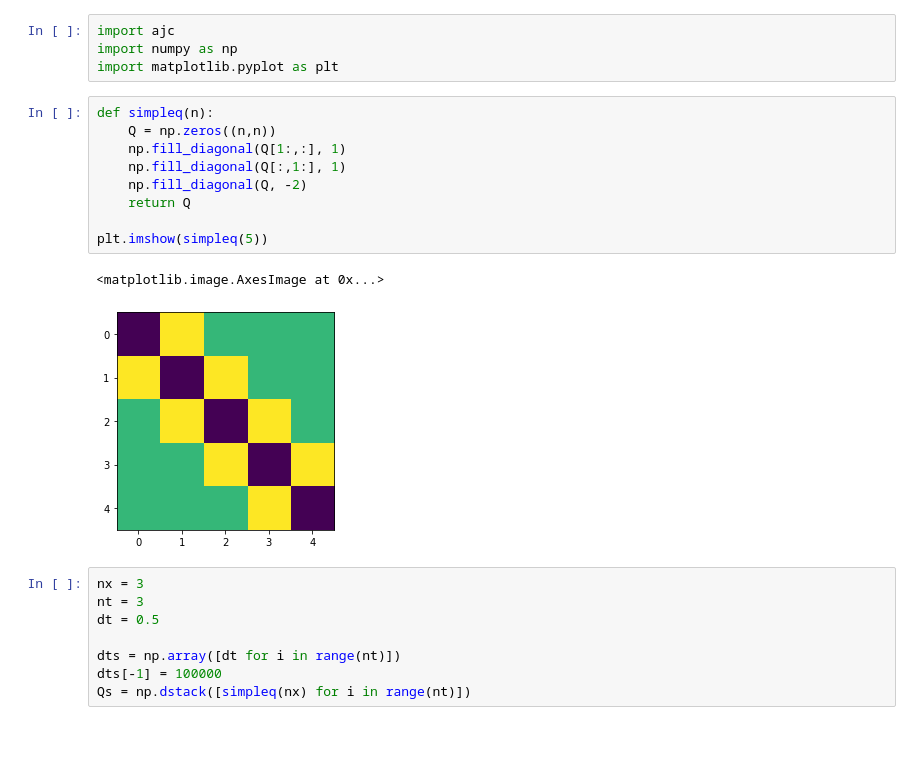
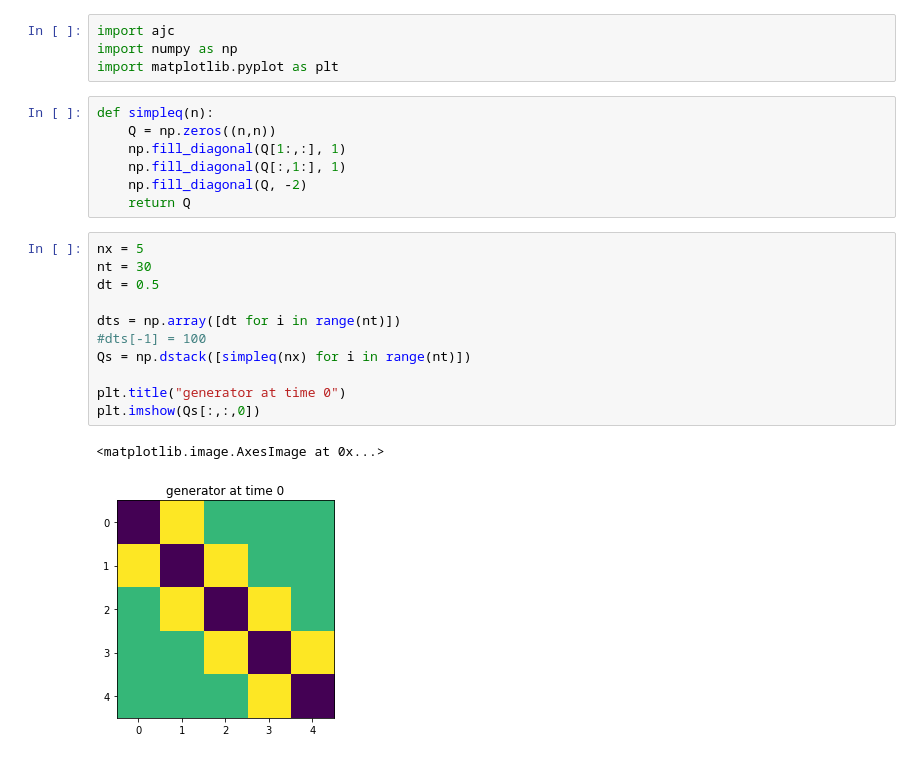
Before and after one commit to axsk/augmented-jump-chain, a Jupyter notebook: ajctest.ipynb, the cells around one changed output. Saved outputs shown, nothing was run; the diff lists cells and outputs as text.

```diff
--- a/ajctest.ipynb
+++ b/ajctest.ipynb
@@ -11,18 +11,19 @@ def simpleq(n):
     np.fill_diagonal(Q[:,1:], 1)
     np.fill_diagonal(Q, -2)
     return Q
-
-plt.imshow(simpleq(5))
-# %% [output]
-<matplotlib.image.AxesImage at 0x...>
-[figure, removed]
 # %%
-nx = 3
-nt = 3
+nx = 5
+nt = 30
 dt = 0.5
 
 dts = np.array([dt for i in range(nt)])
-dts[-1] = 100000
+#dts[-1] = 100
 Qs = np.dstack([simpleq(nx) for i in range(nt)])
+
+plt.title("generator at time 0")
+plt.imshow(Qs[:,:,0])
+# %% [output]
+<matplotlib.image.AxesImage at 0x...>
+[figure, added]
 # %%
 j1 = ajc.AJCGalerkin(Qs, dts)
```
Also changed, not shown: parts of 10 cells of this notebook, 1 other file.
